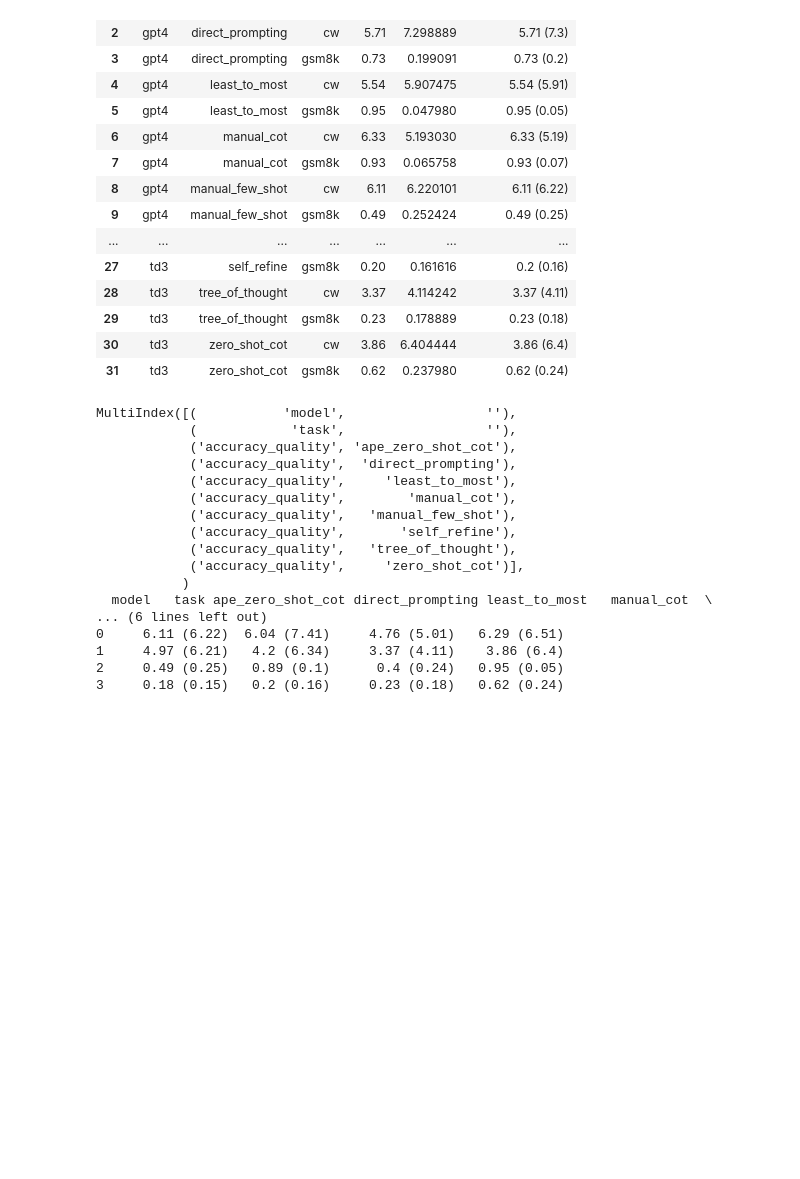
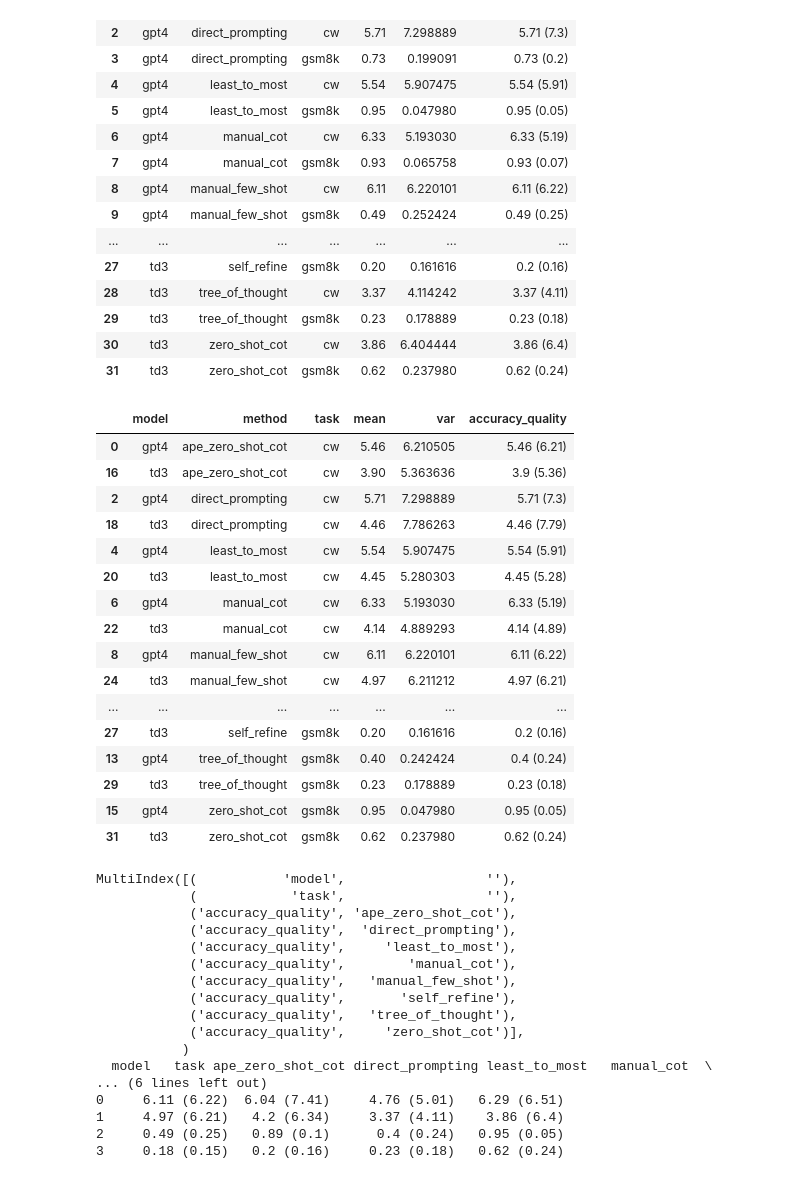
Before and after one commit to ijyliu/anlp23-project, a Jupyter notebook: Data/06 - Analyze Metrics and Conduct Inference - Presentation Cut.ipynb, the cells around one changed output. Drawn from its saved outputs; the diff is of its cells as text; code cells hidden in the pictures; blank space fills up the shorter version.

```diff
--- a/Data/06 - Analyze Metrics and Conduct Inference - Presentation Cut.ipynb
+++ b/Data/06 - Analyze Metrics and Conduct Inference - Presentation Cut.ipynb
@@ -51,6 +51,28 @@ avg_accuracy_quality_with_variance
 | 29 | td3 | tree_of_thought | gsm8k | 0.23 | 0.178889 | 0.23 (0.18) |
 | 30 | td3 | zero_shot_cot | cw | 3.86 | 6.404444 | 3.86 (6.4) |
 | 31 | td3 | zero_shot_cot | gsm8k | 0.62 | 0.237980 | 0.62 (0.24) |
+# %%
+# sort by task method model
+avg_accuracy_quality_with_variance = avg_accuracy_quality_with_variance.sort_values(by=['task', 'method', 'model'])
+avg_accuracy_quality_with_variance
+# %% [output]
+|  | model | method | task | mean | var | accuracy_quality |
+| 0 | gpt4 | ape_zero_shot_cot | cw | 5.46 | 6.210505 | 5.46 (6.21) |
+| 16 | td3 | ape_zero_shot_cot | cw | 3.90 | 5.363636 | 3.9 (5.36) |
+| 2 | gpt4 | direct_prompting | cw | 5.71 | 7.298889 | 5.71 (7.3) |
+| 18 | td3 | direct_prompting | cw | 4.46 | 7.786263 | 4.46 (7.79) |
+| 4 | gpt4 | least_to_most | cw | 5.54 | 5.907475 | 5.54 (5.91) |
+| 20 | td3 | least_to_most | cw | 4.45 | 5.280303 | 4.45 (5.28) |
+| 6 | gpt4 | manual_cot | cw | 6.33 | 5.193030 | 6.33 (5.19) |
+| 22 | td3 | manual_cot | cw | 4.14 | 4.889293 | 4.14 (4.89) |
+| 8 | gpt4 | manual_few_shot | cw | 6.11 | 6.220101 | 6.11 (6.22) |
+| 24 | td3 | manual_few_shot | cw | 4.97 | 6.211212 | 4.97 (6.21) |
+| ... | ... | ... | ... | ... | ... | ... |
+| 27 | td3 | self_refine | gsm8k | 0.20 | 0.161616 | 0.2 (0.16) |
+| 13 | gpt4 | tree_of_thought | gsm8k | 0.40 | 0.242424 | 0.4 (0.24) |
+| 29 | td3 | tree_of_thought | gsm8k | 0.23 | 0.178889 | 0.23 (0.18) |
+| 15 | gpt4 | zero_shot_cot | gsm8k | 0.95 | 0.047980 | 0.95 (0.05) |
+| 31 | td3 | zero_shot_cot | gsm8k | 0.62 | 0.237980 | 0.62 (0.24) |
 # %%
 # Pivot table - column method should go wide
 avg_accuracy_quality_pivot = avg_accuracy_quality_with_variance.drop(columns=['mean', 'var']).set_index(['model', 'task', 'method']).unstack()
```
Also changed, not shown: 5 other files.
